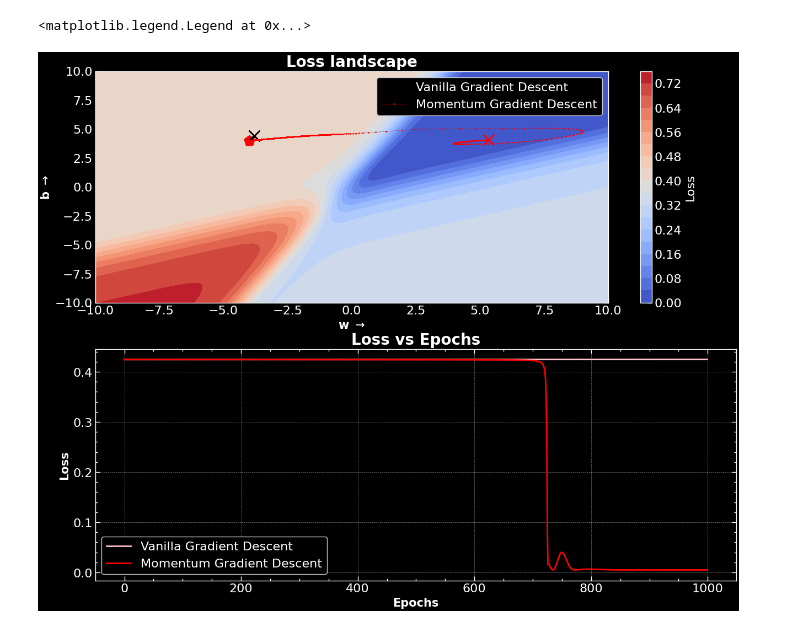
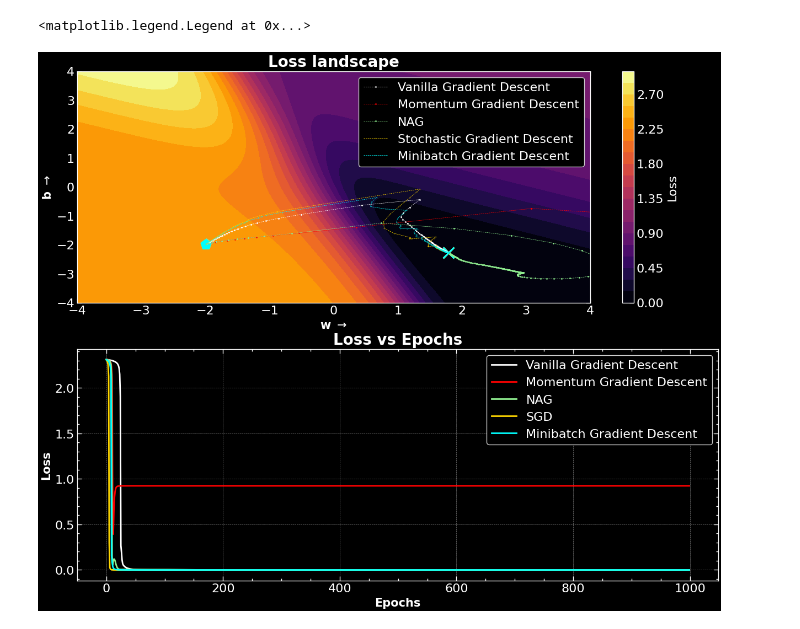
Before and after one commit to ScientificArchisman/Numerical-methods, a Jupyter notebook: Optimisation_algorithms/optim.ipynb, the cells around one changed output. Cells and saved outputs as stored; diff of their text form; code cells hidden in the pictures.

Commit message:
added mini batch and SGD animations

```diff
--- a/Optimisation_algorithms/optim.ipynb
+++ b/Optimisation_algorithms/optim.ipynb
@@ -148,36 +206,48 @@ class SigMoidOptimiser:
         fig.colorbar(cax, ax=ax, orientation="vertical", label = "Loss")
         return loss_matrix, w_values, b_values
 # %%
-xtrue = np.array([0.5, 2.5])
-ytrue = np.array([0.2, 0.9])
+xtrue = np.array([0.5       ,  0.57575758, 0.6010101 ,
+       2.8989899 , 2.92424242, 2.94949495, 2.97474747, 3.        ])
+
+ytrue = np.array([0.20000002, 0.2226041 , 0.23053222,
+       0.94844224, 0.95061041, 0.95269195, 0.95468994, 0.95660739])
 
 sig = SigMoidOptimiser(xtrue, ytrue)
 # %%
 fig, ax = plt.subplots(2, 1, figsize=(15, 12))
 ax1, ax2 = ax.ravel()
+ax1.set_xlim(-4, 4)
+ax1.set_ylim(-4, 4)
 
 
-loss_matrix, w_vals, b_vals = sig.plot_loss_landscape(fig, ax1)
-losses_VGD, ws_VGD, bs_VGD = sig.do_vanilla_gradient_descent(lr = 1.0, epochs = 1000, starting_point=(-4, 4))
-losses_MGD, ws_MGD, bs_MGD = sig.do_momentum_gradient_descent(lr = 1.0, epochs = 1000, gamma = 0.9, starting_point=(-4, 4))
-# losses_NMGD, ws_NMGD, bs_NMGD = sig.do_nesterov_accelerated_gradient_descent(lr = 0.02, epochs = 1000, gamma = 0.5)
-
-sig.trace_path(ws_VGD, bs_VGD, "black", "Vanilla Gradient Descent", ax1)
-
-sig.trace_path(ws_MGD, bs_MGD, "red", "Momentum Gradient Descent", ax1)
-# sig.trace_path(ws_NMGD, bs_NMGD, "green", "NAG", fig, ax1)
+loss_matrix, w_vals, b_vals = sig.plot_loss_landscape(fig, ax1, cmap = "inferno")
+losses_VGD, ws_VGD, bs_VGD = sig.do_vanilla_gradient_descent(lr = 1.0, epochs = 1000, starting_point=(-2, -2))
+losses_MGD, ws_MGD, bs_MGD = sig.do_momentum_gradient_descent(lr = 1.0, epochs = 1000, gamma = 0.9, starting_point=(-2, -2))
+losses_NMGD, ws_NMGD, bs_NMGD = sig.do_nesterov_accelerated_gradient_descent(lr = 1.0, epochs = 1000, gamma = 0.9, starting_point=(-2, -2))
+losses_SGD, ws_SGD, bs_SGD = sig.do_stochastic_vanilla_gradient_descent(lr=1.0, epochs=1000, starting_point=(-2, -2))
+losses_mini, ws_mini, bs_mini = sig.do_minibatch_gradient_descent(lr=1.0, epochs=1000, starting_point=(-2, -2))
 
 
-ax2.plot(losses_VGD, label = "Vanilla Gradient Descent", color = "pink")
+sig.trace_path(ws_VGD, bs_VGD, "white", "Vanilla Gradient Descent", ax1)
+sig.trace_path(ws_MGD, bs_MGD, "red", "Momentum Gradient Descent", ax1)
+sig.trace_path(ws_NMGD, bs_NMGD, "lightgreen", "NAG", ax1)
+sig.trace_path(ws_SGD, bs_SGD, "gold", "Stochastic Gradient Descent", ax1, markersize=0.2)
+sig.trace_path(ws_mini, bs_mini, "cyan", "Minibatch Gradient Descent", ax1, markersize=0.2)
+
+
+ax2.plot(losses_VGD, label = "Vanilla Gradient Descent", color = "white")
 ax2.plot(losses_MGD, label = "Momentum Gradient Descent", color = "red")
-# ax2.plot(losses_NMGD, label = "NAG", color = "green")
+ax2.plot(losses_NMGD, label = "NAG", color = "lightgreen")
+ax2.plot(losses_SGD, label = "SGD", color = "gold")
+ax2.plot(losses_mini, label = "Minibatch Gradient Descent", color = "cyan")
+
 ax2.set_xlabel("Epochs", fontsize = 15, fontweight = "bold")
 ax2.set_ylabel("Loss", fontsize = 15, fontweight = "bold")
 ax2.set_title("Loss vs Epochs", fontsize = 20, fontweight = "bold")
 ax2.legend()
 # %% [output]
 <matplotlib.legend.Legend at 0x...>
-[figure, old version]
+[figure, new version]
 # %%
 fig, ax = plt.subplots(2, 1, figsize=(15, 12))
 
```
Also changed, not shown: parts of 3 cells of this notebook, 5 other files.
